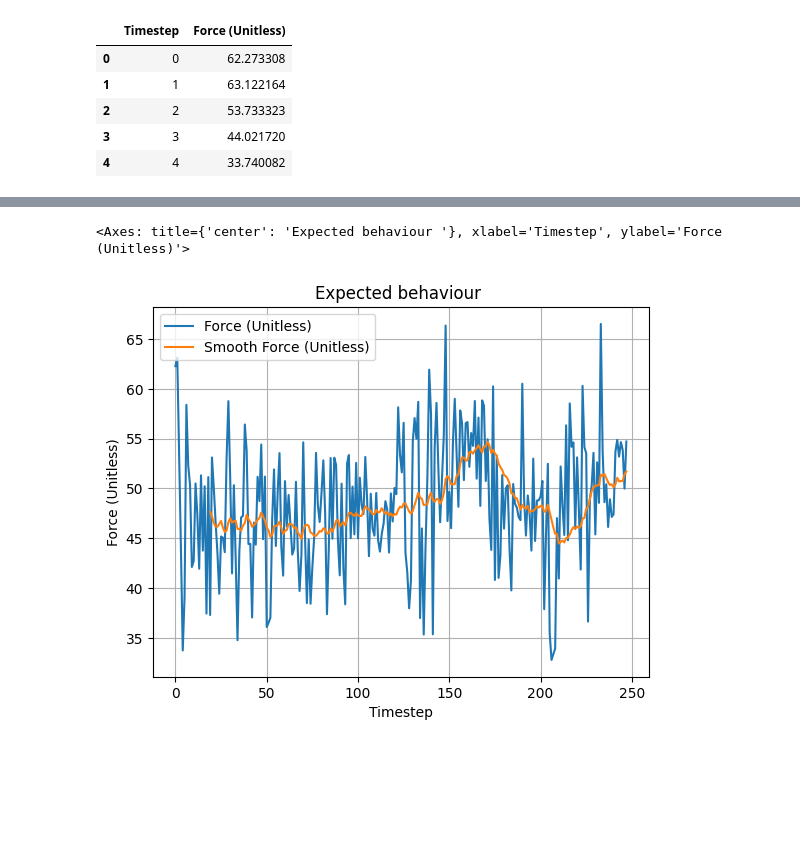
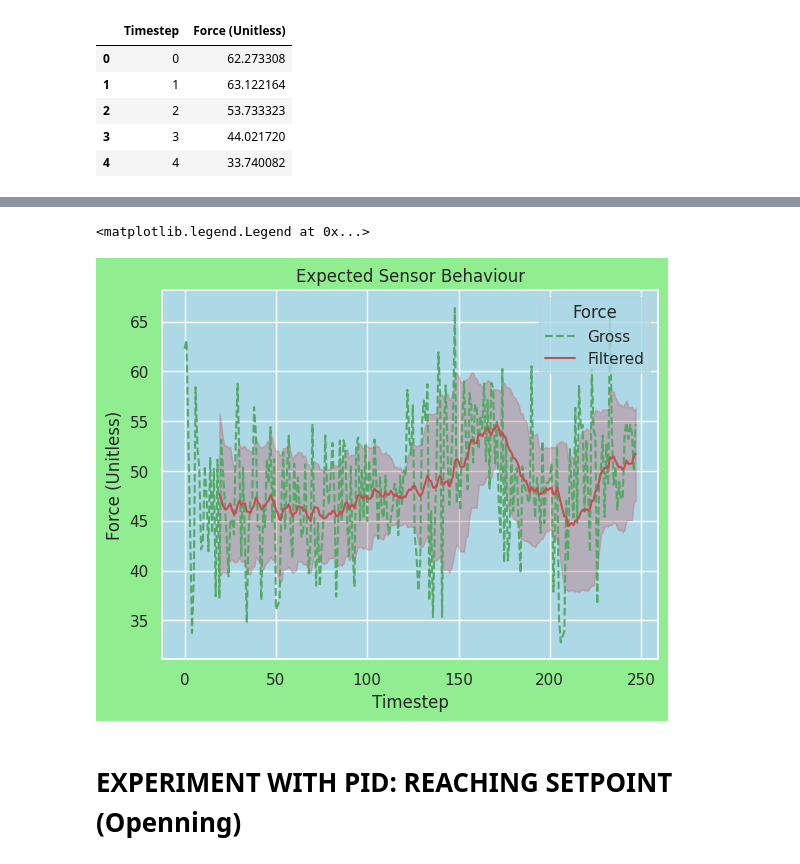
Before and after one commit to corcasta/dynamic_grasp, a Jupyter notebook: data_vis.ipynb, the cells around one changed output, grey strips where cells are left out. Cells and saved outputs as stored; diff of their text form; code cells hidden in the pictures; blank space fills up the shorter version.

```diff
--- a/data_vis.ipynb
+++ b/data_vis.ipynb
@@ -66,7 +66,0 @@ df["Force (Unitless)"].plot(title="Expected behaviour ", xlabel="Timestep", ylab
-# %%
-df["Smooth Force (Unitless)"] = df["Force (Unitless)"].rolling(20).mean()
-# %%
-df[["Force (Unitless)", "Smooth Force (Unitless)"]].plot(title="Expected behaviour ", xlabel="Timestep", ylabel="Force (Unitless)", grid=True)
-# %% [output]
-<Axes: title={'center': 'Expected behaviour '}, xlabel='Timestep', ylabel='Force (Unitless)'>
-[figure, removed]
@@ -74,0 +67,24 @@ import seaborn as sns
+# %%
+sns.set(rc={'axes.facecolor':'lightblue', 'figure.facecolor':'lightgreen'})
+
+timestep = df["Timestep"]
+gross_force = df["Force (Unitless)"]
+filtered_force = df["Filtered Force (Unitless)"]
+std = df["STD Force (Unitless)"]
+
+plt.title("Expected Sensor Behaviour")
+plt.plot(timestep, gross_force, 'g--', label='Gross')
+plt.plot(timestep, filtered_force, 'r-', label='Filtered')
+plt.fill_between(timestep, filtered_force - std, filtered_force + std, color='r', alpha=0.3)
+plt.grid(visible=True, linewidth=1)
+plt.xlabel("Timestep")
+plt.ylabel("Force (Unitless)")
+plt.legend(title='Force')
+
+
+#plt.show()
+# %% [output]
+<matplotlib.legend.Legend at 0x...>
+[figure, added]
+# %% [markdown]
+# EXPERIMENT WITH PID: REACHING SETPOINT (Openning)
```
Also changed, not shown: parts of 16 cells of this notebook, 11 other files.
